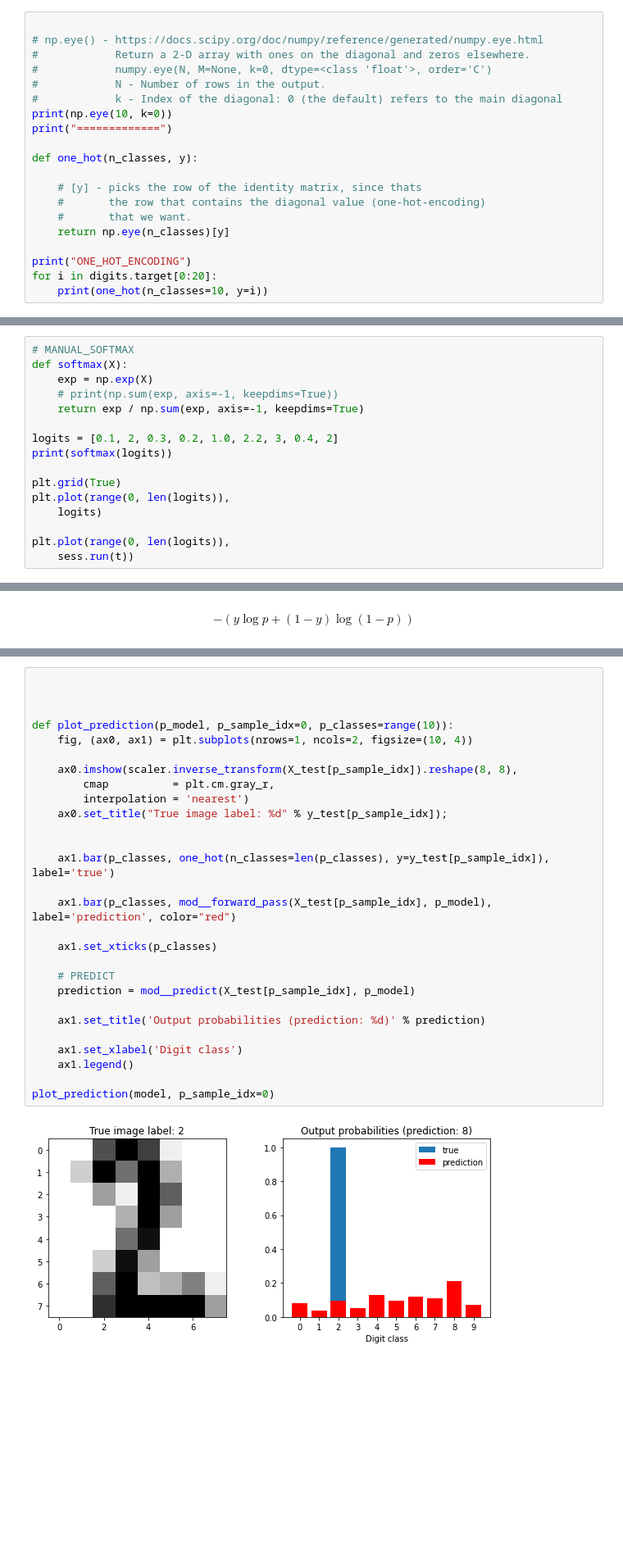
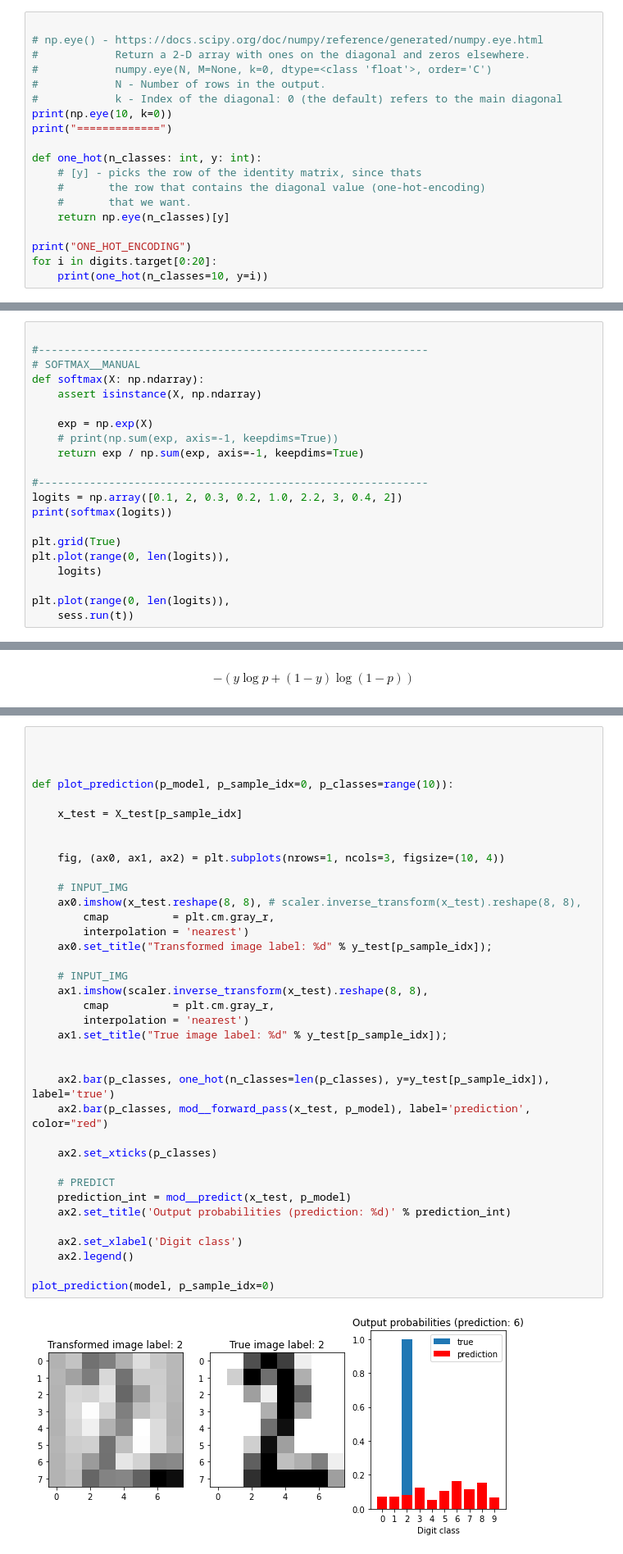
Before and after one commit to mm-ten/reinforcer, a Jupyter notebook: backpropagation_numpy.ipynb, the cells around one changed output, grey strips where cells are left out. Shown at 82% size. Cells and saved outputs as stored; diff of their text form; blank space fills up the shorter version.

```diff
--- a/backpropagation_numpy.ipynb
+++ b/backpropagation_numpy.ipynb
@@ -105,8 +118,7 @@ int32
 print(np.eye(10, k=0))
 print("=============")
 
-def one_hot(n_classes, y):
-
+def one_hot(n_classes: int, y: int):
     # [y] - picks the row of the identity matrix, since thats
     #       the row that contains the diagonal value (one-hot-encoding)
     #       that we want.
@@ -177,13 +191,18 @@ sum of softmax components - 1.0
 [<matplotlib.lines.Line2D at 0x...>]
 [figure]
 # %%
-# MANUAL_SOFTMAX
-def softmax(X):
+
+#-------------------------------------------------------------
+# SOFTMAX__MANUAL
+def softmax(X: np.ndarray):
+    assert isinstance(X, np.ndarray)
+
     exp = np.exp(X)
     # print(np.sum(exp, axis=-1, keepdims=True))
     return exp / np.sum(exp, axis=-1, keepdims=True)
 
-logits = [0.1, 2, 0.3, 0.2, 1.0, 2.2, 3, 0.4, 2]
+#-------------------------------------------------------------
+logits = np.array([0.1, 2, 0.3, 0.2, 1.0, 2.2, 3, 0.4, 2])
 print(softmax(logits))
 
 plt.grid(True)
@@ -406,33 +468,42 @@ train loss: 3596.1317, train acc: 0.118, test acc: 0.115
 # %%
 
 
 
 def plot_prediction(p_model, p_sample_idx=0, p_classes=range(10)):
-    fig, (ax0, ax1) = plt.subplots(nrows=1, ncols=2, figsize=(10, 4))
 
-    ax0.imshow(scaler.inverse_transform(X_test[p_sample_idx]).reshape(8, 8),
+    x_test = X_test[p_sample_idx]
+
+
+    fig, (ax0, ax1, ax2) = plt.subplots(nrows=1, ncols=3, figsize=(10, 4))
+
+    # INPUT_IMG
+    ax0.imshow(x_test.reshape(8, 8), # scaler.inverse_transform(x_test).reshape(8, 8),
         cmap          = plt.cm.gray_r,
         interpolation = 'nearest')
-    ax0.set_title("True image label: %d" % y_test[p_sample_idx]);
+    ax0.set_title("Transformed image label: %d" % y_test[p_sample_idx]);
+
+    # INPUT_IMG
+    ax1.imshow(scaler.inverse_transform(x_test).reshape(8, 8),
+        cmap          = plt.cm.gray_r,
+        interpolation = 'nearest')
+    ax1.set_title("True image label: %d" % y_test[p_sample_idx]);
 
 
-    ax1.bar(p_classes, one_hot(n_classes=len(p_classes), y=y_test[p_sample_idx]), label='true')
+    ax2.bar(p_classes, one_hot(n_classes=len(p_classes), y=y_test[p_sample_idx]), label='true')
+    ax2.bar(p_classes, mod__forward_pass(x_test, p_model), label='prediction', color="red")
 
-    ax1.bar(p_classes, mod__forward_pass(X_test[p_sample_idx], p_model), label='prediction', color="red")
-
-    ax1.set_xticks(p_classes)
+    ax2.set_xticks(p_classes)
 
     # PREDICT
-    prediction = mod__predict(X_test[p_sample_idx], p_model)
+    prediction_int = mod__predict(x_test, p_model)
+    ax2.set_title('Output probabilities (prediction: %d)' % prediction_int)
 
-    ax1.set_title('Output probabilities (prediction: %d)' % prediction)
-
-    ax1.set_xlabel('Digit class')
-    ax1.legend()
+    ax2.set_xlabel('Digit class')
+    ax2.legend()
 
 plot_prediction(model, p_sample_idx=0)
 # %% [output]
-[figure, old version]
+[figure, new version]
 # %%
 # Training for one epoch
 learning_rate = 0.01
```
Also changed, not shown: parts of 7 cells of this notebook, 1 other file.
